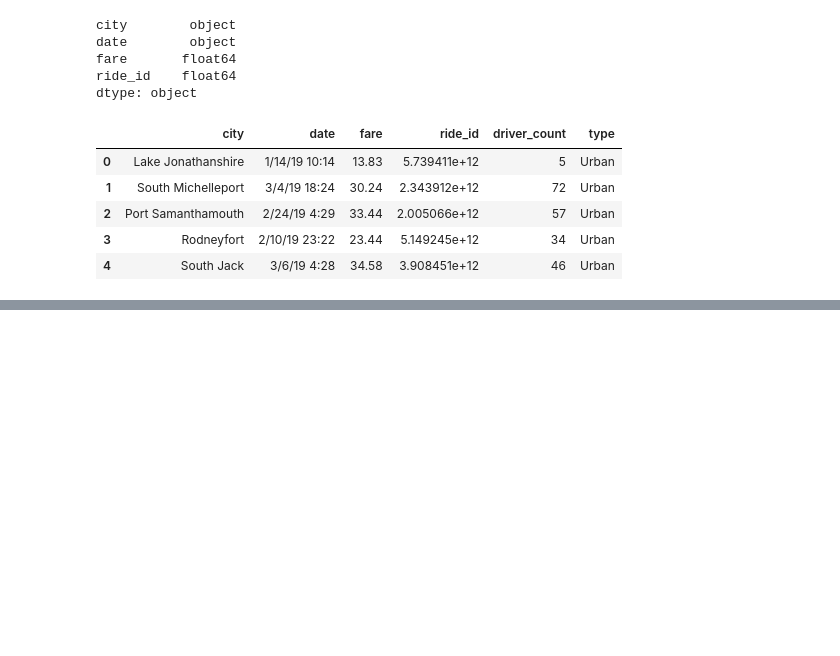
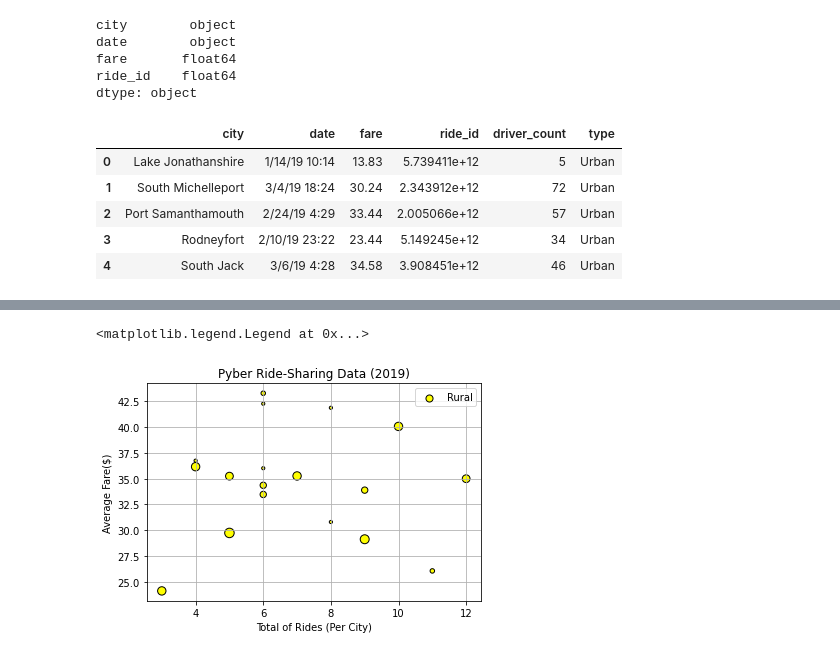
Before and after one commit to Brit0812/PyBer_Analysis, a Jupyter notebook: PyBer.ipynb, the cells around one changed output, grey strips where cells are left out. Drawn from its saved outputs; the diff is of its cells as text; code cells hidden in the pictures; blank space fills up the shorter version.

```diff
--- a/PyBer.ipynb
+++ b/PyBer.ipynb
@@ -116,0 +128,4 @@ pyber_data_df.head()
+# %%
+#rural Df
+rural_cities_df= pyber_data_df[pyber_data_df["type"]=="Rural"]
+rural_cities_df.head()
@@ -116,0 +162,3 @@ pyber_data_df.head()
+# %%
+rural_ride_count= rural_cities_df.groupby(["city"]).count()["ride_id"]
+rural_ride_count.head()
@@ -116,0 +196,3 @@ pyber_data_df.head()
+# %%
+rural_avg_fare= rural_cities_df.groupby(["city"]).mean()["fare"]
+rural_avg_fare.head()
@@ -116,0 +230,3 @@ pyber_data_df.head()
+# %%
+ rural_avg_drivers= rural_cities_df.groupby(["city"]).mean()["driver_count"]
+rural_avg_drivers.head()
@@ -116,0 +270,15 @@ pyber_data_df.head()
+# %%
+plt.scatter(rural_ride_count,
+            rural_avg_fare,
+            s= 10*rural_avg_drivers,
+            color="yellow",
+            edgecolor="black", linewidth=1,
+            alpha=1, label="Rural")
+plt.grid(True)
+plt.title("Pyber Ride-Sharing Data (2019)")
+plt.xlabel("Total of Rides (Per City)")
+plt.ylabel("Average Fare($)")
+plt.legend()
+# %% [output]
+<matplotlib.legend.Legend at 0x...>
+[figure, added]
```
Also changed, not shown: parts of 54 cells of this notebook, 5 other files.
